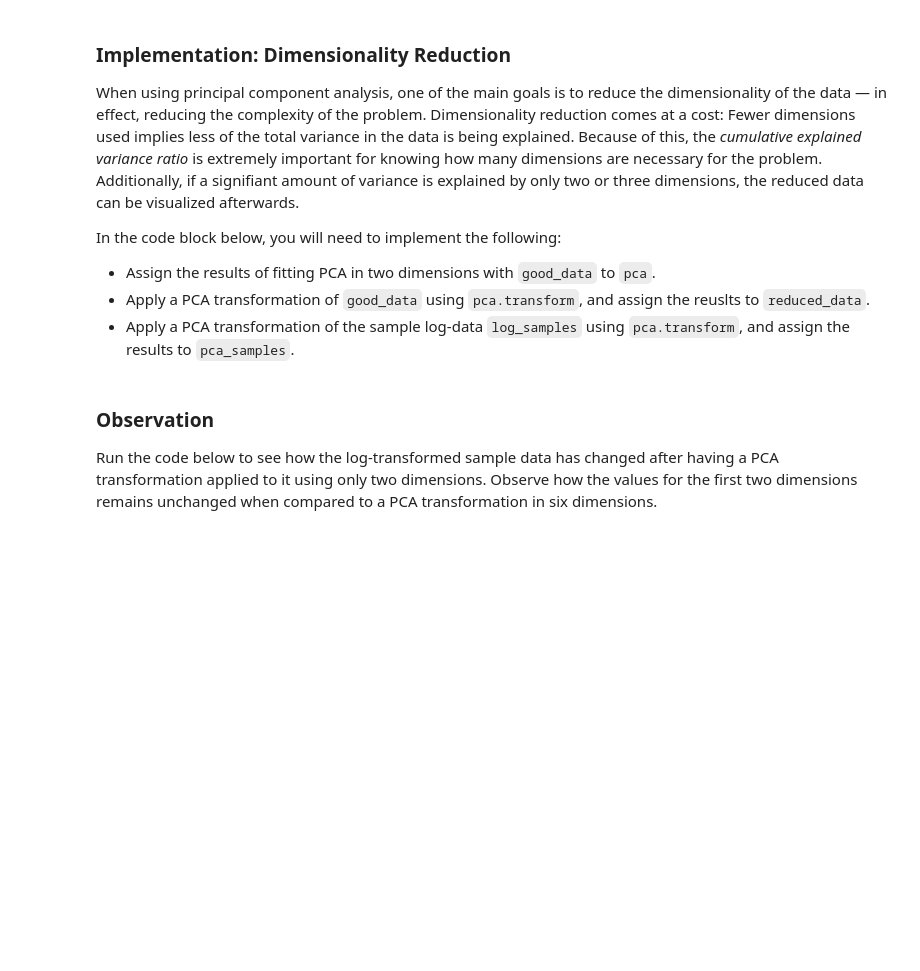
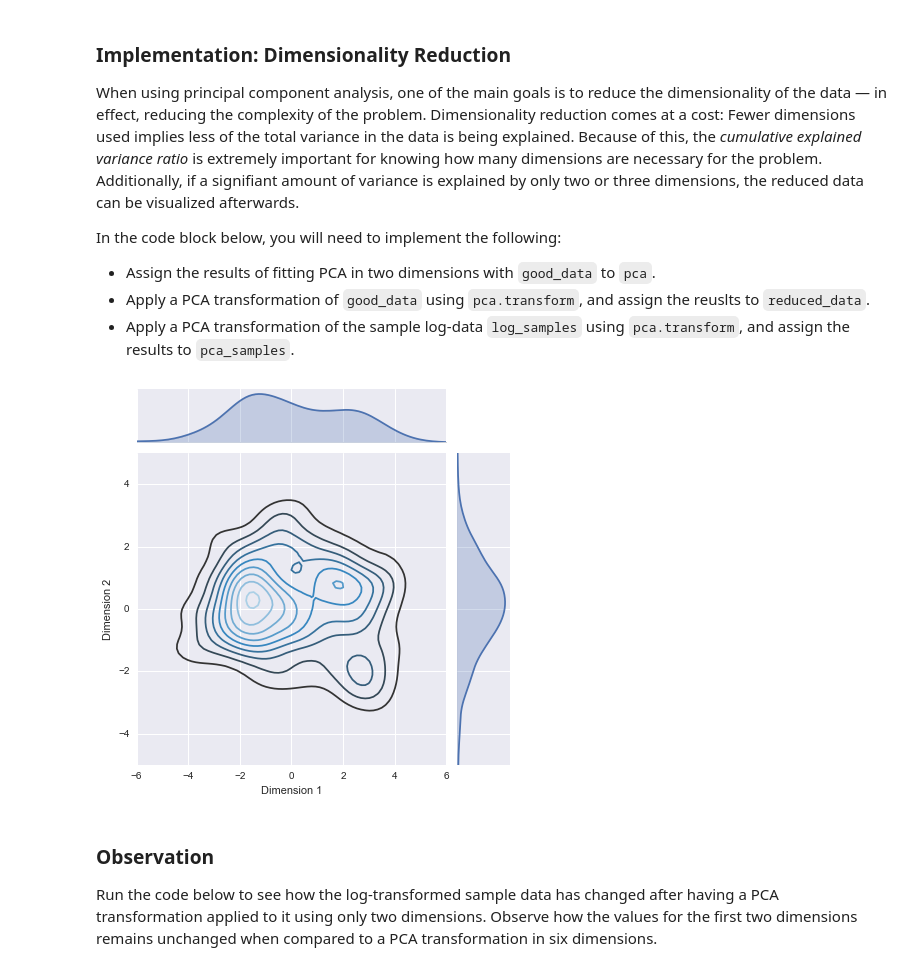
Before and after one commit to parambharat/ML-Programs, a Jupyter notebook: P3:_creating_customer_segments/customer_segments.ipynb, the cells around one changed output. Cells and saved outputs as stored; diff of their text form; code cells hidden in the pictures; blank space fills up the shorter version.

```diff
--- a/P3:_creating_customer_segments/customer_segments.ipynb
+++ b/P3:_creating_customer_segments/customer_segments.ipynb
@@ -412,6 +374,13 @@ pca_samples = pca.transform(log_samples)
 
 # Create a DataFrame for the reduced data
 reduced_data = pd.DataFrame(reduced_data, columns = ['Dimension 1', 'Dimension 2'])
+# %%
+#implement joint Grid to further understand the categories in the two dimensions
+g = sns.JointGrid("Dimension 1", "Dimension 2", reduced_data, xlim=(-6,6), ylim=(-5,5))
+g = g.plot_joint(sns.kdeplot, cmap="Blues_d")
+g = g.plot_marginals(sns.kdeplot, shade=True)
+# %% [output]
+[figure, added]
 # %% [markdown]
 ### Observation
 Run the code below to see how the log-transformed sample data has changed after having a PCA transformation applied to it using only two dimensions. Observe how the values for the first two dimensions remains unchanged when compared to a PCA transformation in six dimensions.
```
Also changed, not shown: parts of 13 cells of this notebook, 29 other files.
